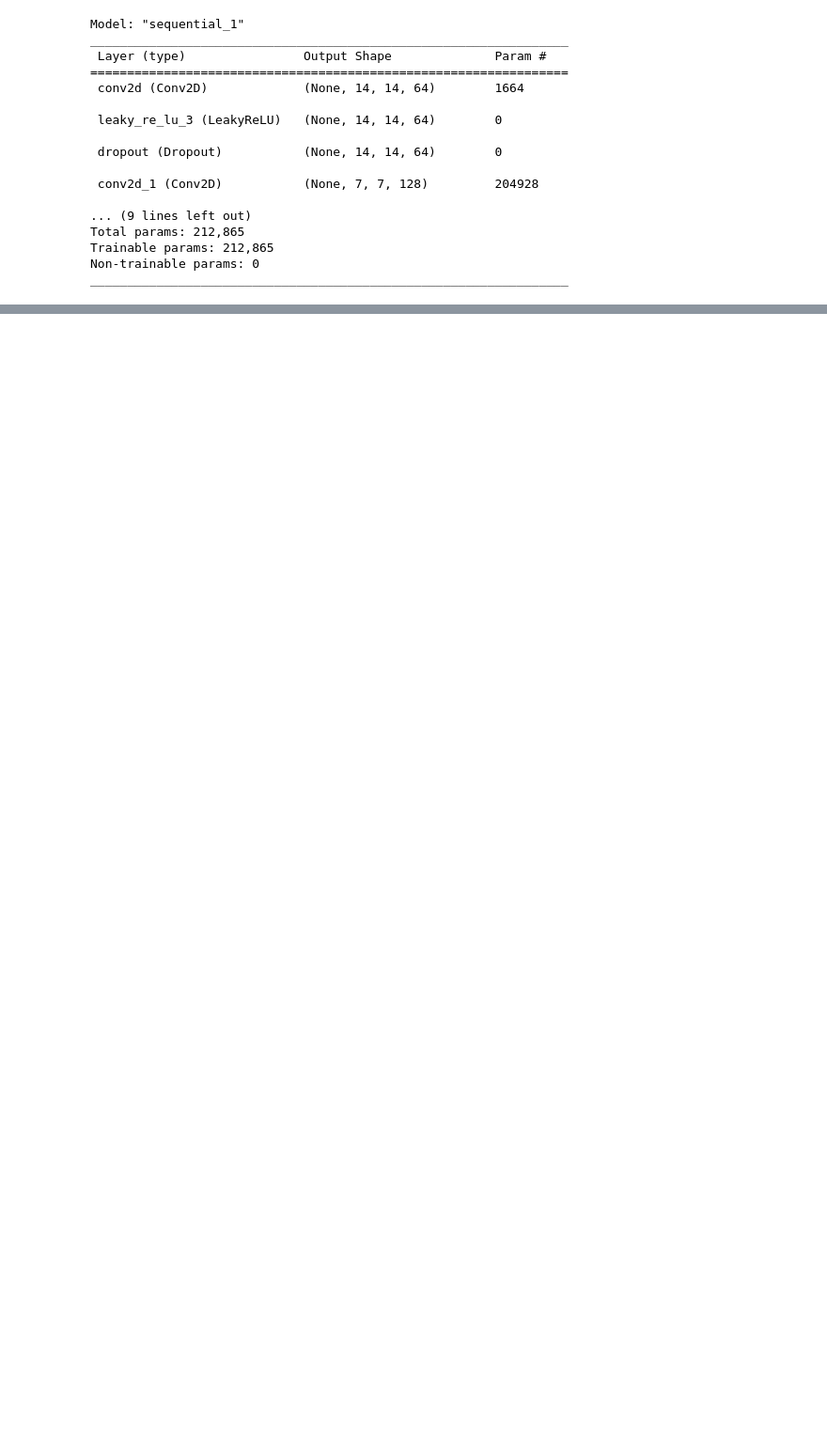
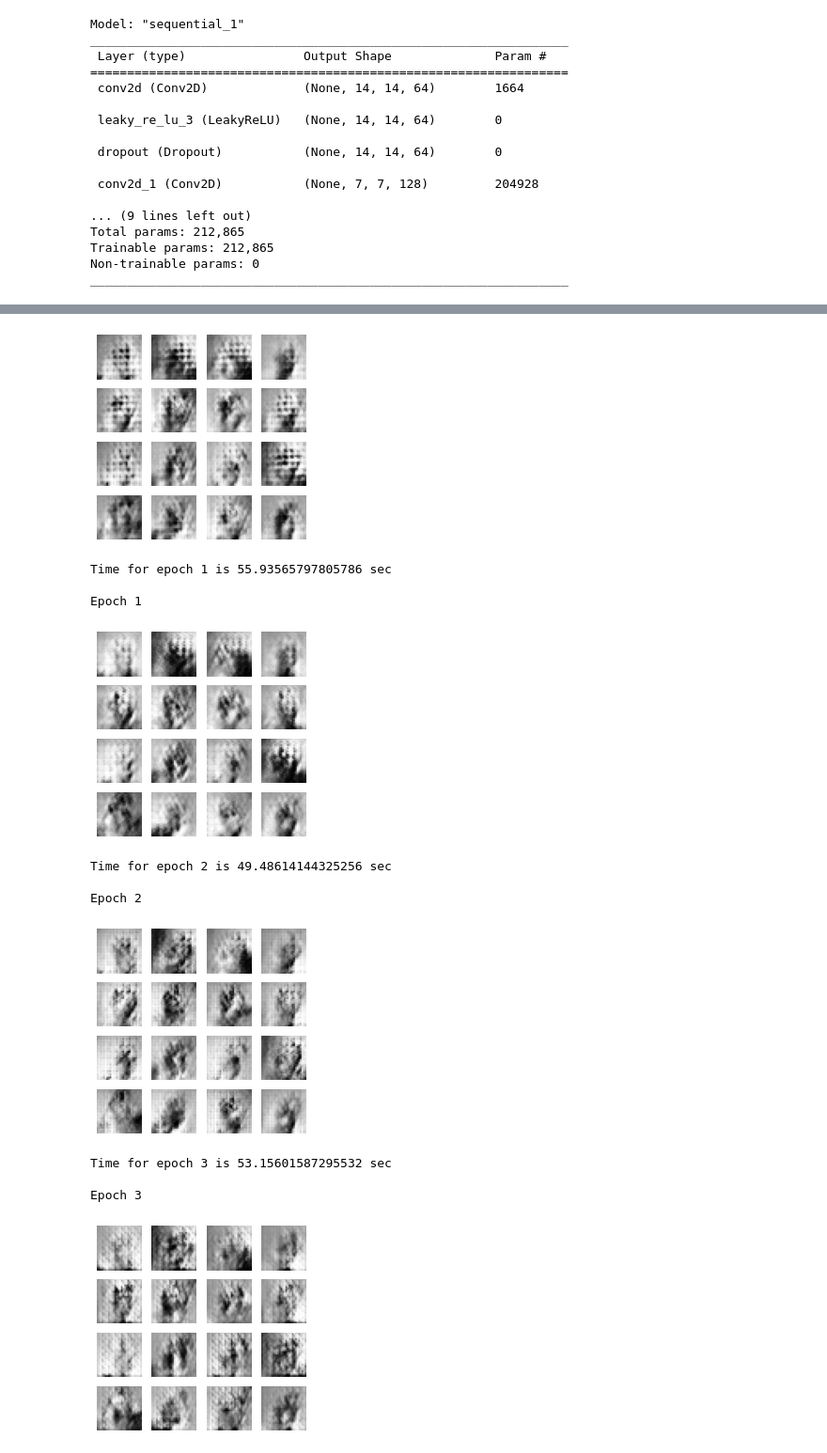
Before and after one commit to Vosloo/MNIST-sign-language, a Jupyter notebook: src/generator.ipynb, the cells around one changed output, grey strips where cells are left out. Shown at 94% size. Drawn from its saved outputs; the diff is of its cells as text; code cells hidden in the pictures; blank space fills up the shorter version.

```diff
--- a/src/generator.ipynb
+++ b/src/generator.ipynb
@@ -133,11 +155,11 @@ def generator_loss(fake_output):
 generator_optimizer = tf.keras.optimizers.Adam(1e-4)
 discriminator_optimizer = tf.keras.optimizers.Adam(1e-4)
 # %%
-checkpoint_dir = "./training_checkpoints"
-checkpoint_prefix = os.path.join(checkpoint_dir, "ckpt")
 checkpoint = tf.train.Checkpoint(
     generator_optimizer=generator_optimizer,
     discriminator_optimizer=discriminator_optimizer,
     generator=generator,
     discriminator=discriminator,
 )
+
+manager = tf.train.CheckpointManager(checkpoint, str(CHECKPOINT_PATH), max_to_keep=5)
@@ -145,0 +195,42 @@ checkpoint = tf.train.Checkpoint(
+# %%
+def generate_and_save_images(model, epoch, test_input):
+    predictions = model(test_input, training=False)
+
+    size = int(math.sqrt(no_generated))
+    _ = plt.figure(figsize=(size, size))
+
+    for i in range(predictions.shape[0]):
+        plt.subplot(size, size, i + 1)
+        plt.imshow(predictions[i, :, :, 0] * 127.5 + 127.5, cmap="gray")
+        plt.axis("off")
+
+    plt.savefig("image_at_epoch_{:04d}.png".format(epoch))
+    plt.show()
+# %%
+def train(dataset, epochs, batch_size):
+    checkpoint.restore(manager.latest_checkpoint)
+    for epoch in range(epochs):
+        print(f"\nEpoch {epoch}")
+        start = time.time()
+
+        batch_num = 0
+        for image_batch in dataset:
+            print_loss = False
+            if batch_num % 4 == 0:
+                print_loss = True
+
+            train_step(image_batch, batch_size, print_loss)
+            batch_num += 1
+
+        generate_and_save_images(generator, epoch + 1, seed)
+
+        if (epoch + 1) % 5 == 0:
+            checkpoint.save(file_prefix=str(CHECKPOINT_PATH / "ckpt"))
+
+        print('Time for epoch {} is {} sec'.format(epoch + 1, time.time()-start))
+
+    # Generate after the final epoch
+    generate_and_save_images(generator, epochs, seed)
+# %%
+train(dataset, epochs, batch_size)
+# %% [output]
@@ -145,0 +244,13 @@ checkpoint = tf.train.Checkpoint(
+[figure, added]
+Time for epoch 1 is 55.93565797805786 sec
+
+Epoch 1
+[figure, added]
+Time for epoch 2 is 49.48614144325256 sec
+
+Epoch 2
+[figure, added]
+Time for epoch 3 is 53.15601587295532 sec
+
+Epoch 3
+[figure, added]
```
Also changed, not shown: parts of 17 cells of this notebook, 3 other files.
